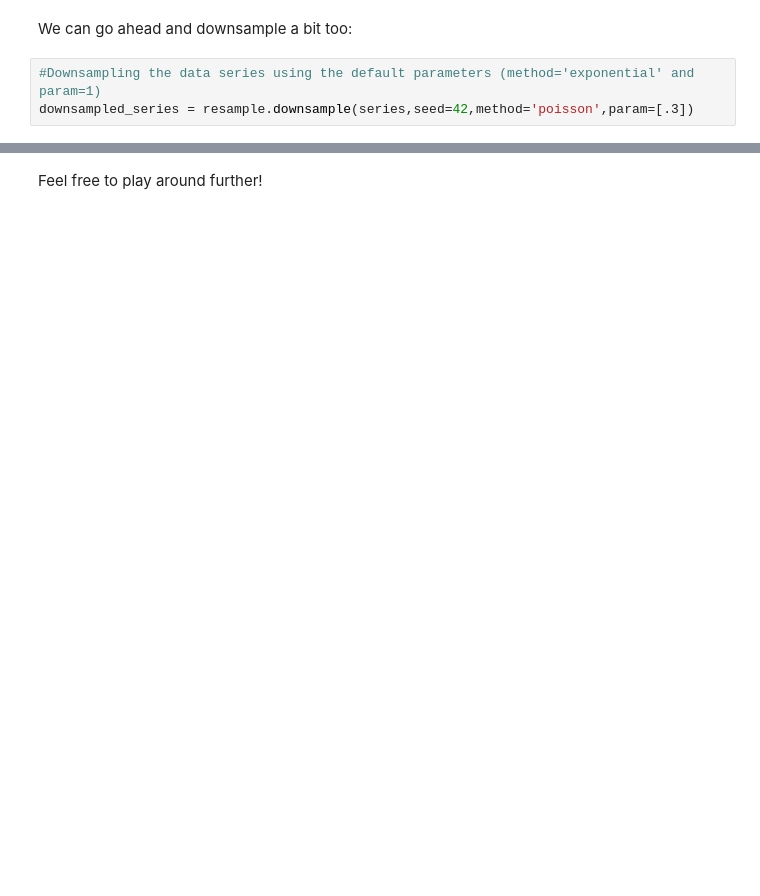
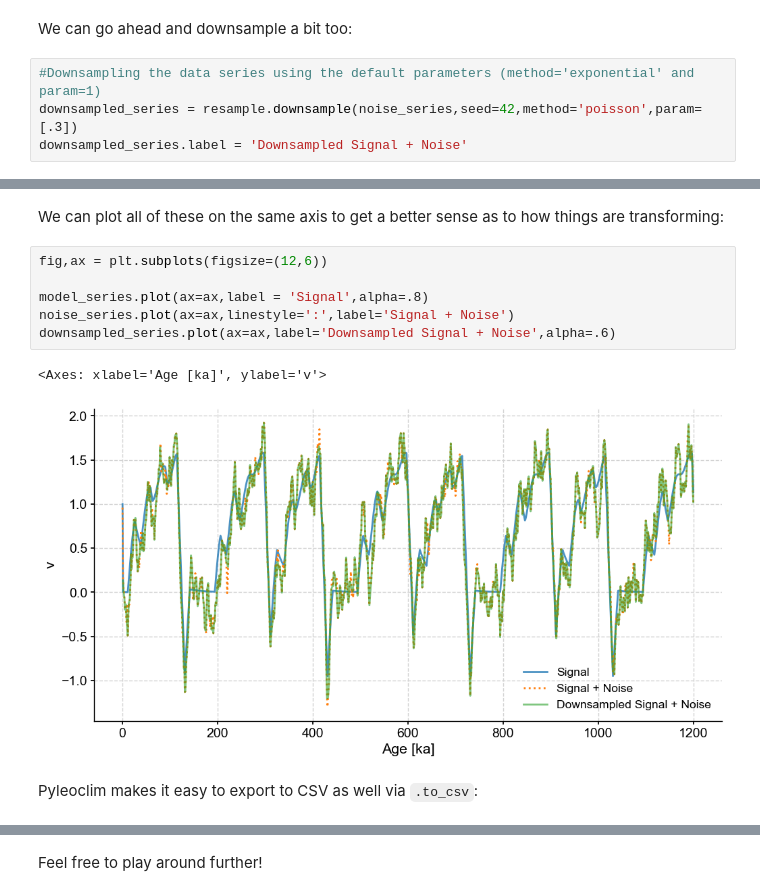
Before and after one commit to LinkedEarth/PaleoBeasts, a Jupyter notebook: notebooks/model_noise_demo.ipynb, the cells around one changed output, grey strips where cells are left out. Drawn from its saved outputs; the diff is of its cells as text; blank space fills up the shorter version.

```diff
--- a/notebooks/model_noise_demo.ipynb
+++ b/notebooks/model_noise_demo.ipynb
@@ -82,7 +86,8 @@ series.plot()
 We can go ahead and downsample a bit too:
 # %%
 #Downsampling the data series using the default parameters (method='exponential' and param=1)
-downsampled_series = resample.downsample(series,seed=42,method='poisson',param=[.3])
+downsampled_series = resample.downsample(noise_series,seed=42,method='poisson',param=[.3])
+downsampled_series.label = 'Downsampled Signal + Noise'
 # %%
 downsampled_series.plot()
 # %% [output]
@@ -91,0 +96,13 @@ downsampled_series.plot()
+# %% [markdown]
+We can plot all of these on the same axis to get a better sense as to how things are transforming:
+# %%
+fig,ax = plt.subplots(figsize=(12,6))
+
+model_series.plot(ax=ax,label = 'Signal',alpha=.8)
+noise_series.plot(ax=ax,linestyle=':',label='Signal + Noise')
+downsampled_series.plot(ax=ax,label='Downsampled Signal + Noise',alpha=.6)
+# %% [output]
+<Axes: xlabel='Age [ka]', ylabel='v'>
+[figure, added]
+# %% [markdown]
+Pyleoclim makes it easy to export to CSV as well via `.to_csv`:
```
Also changed, not shown: parts of 9 cells of this notebook, 3 other files.
